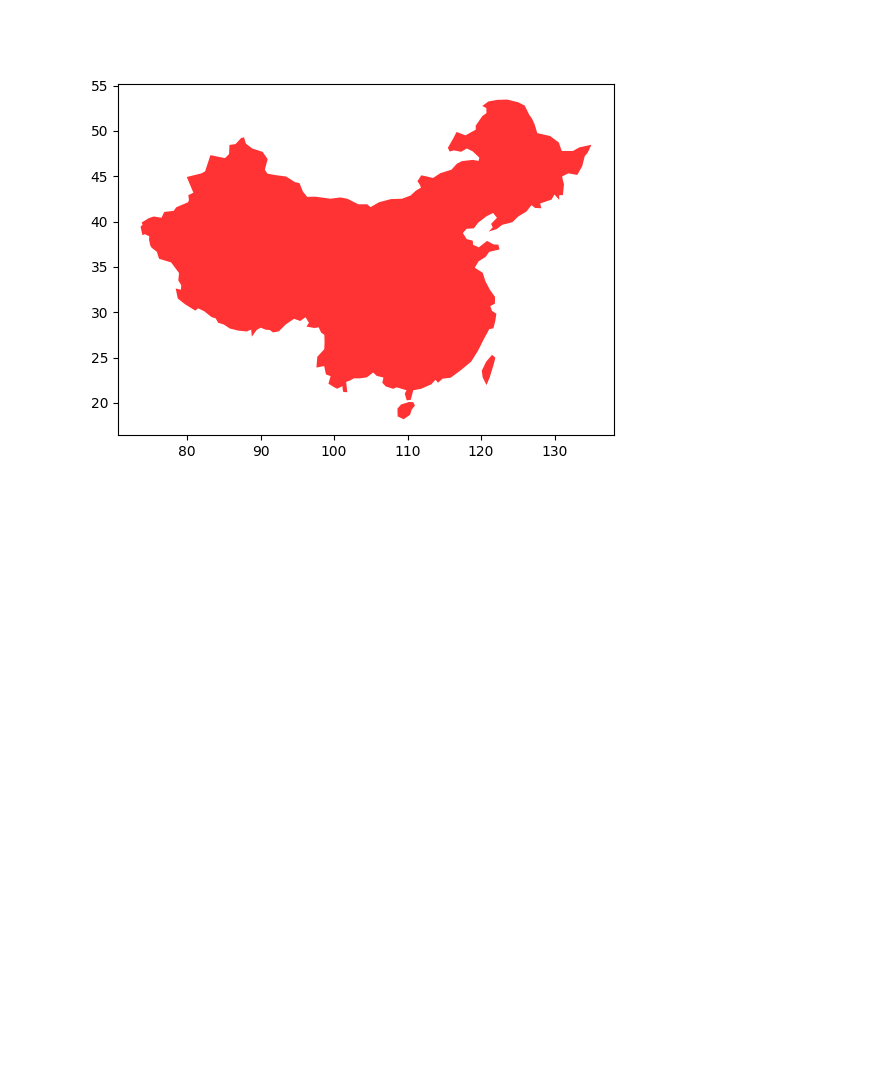
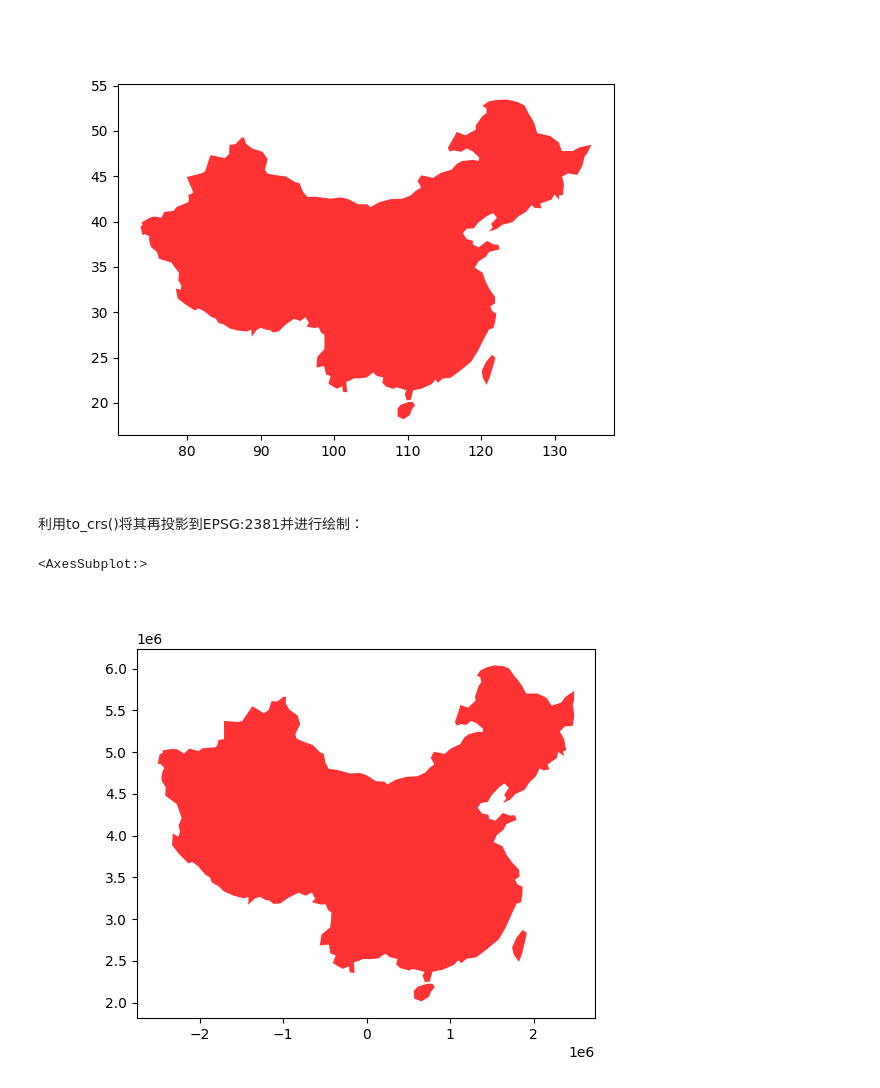
Before and after one commit to yan-yuchen/geopandas-learn, a Jupyter notebook: 02-coordinate_reference_system.ipynb, the cells around one changed output. Saved outputs shown, nothing was run; the diff lists cells and outputs as text; code cells hidden in the pictures; blank space fills up the shorter version.

```diff
--- a/02-coordinate_reference_system.ipynb
+++ b/02-coordinate_reference_system.ipynb
@@ -67,3 +67,10 @@ china.plot(color='red',alpha=0.8)
 # %% [output]
 <AxesSubplot:>
 [figure]
+# %% [markdown]
+利用to_crs()将其再投影到EPSG:2381并进行绘制：
+# %%
+china.to_crs(crs='EPSG:2381').plot(color='red',alpha=0.8)
+# %% [output]
+<AxesSubplot:>
+[figure, added]
```
Also changed, not shown: parts of 7 cells of this notebook, 3 other files.
